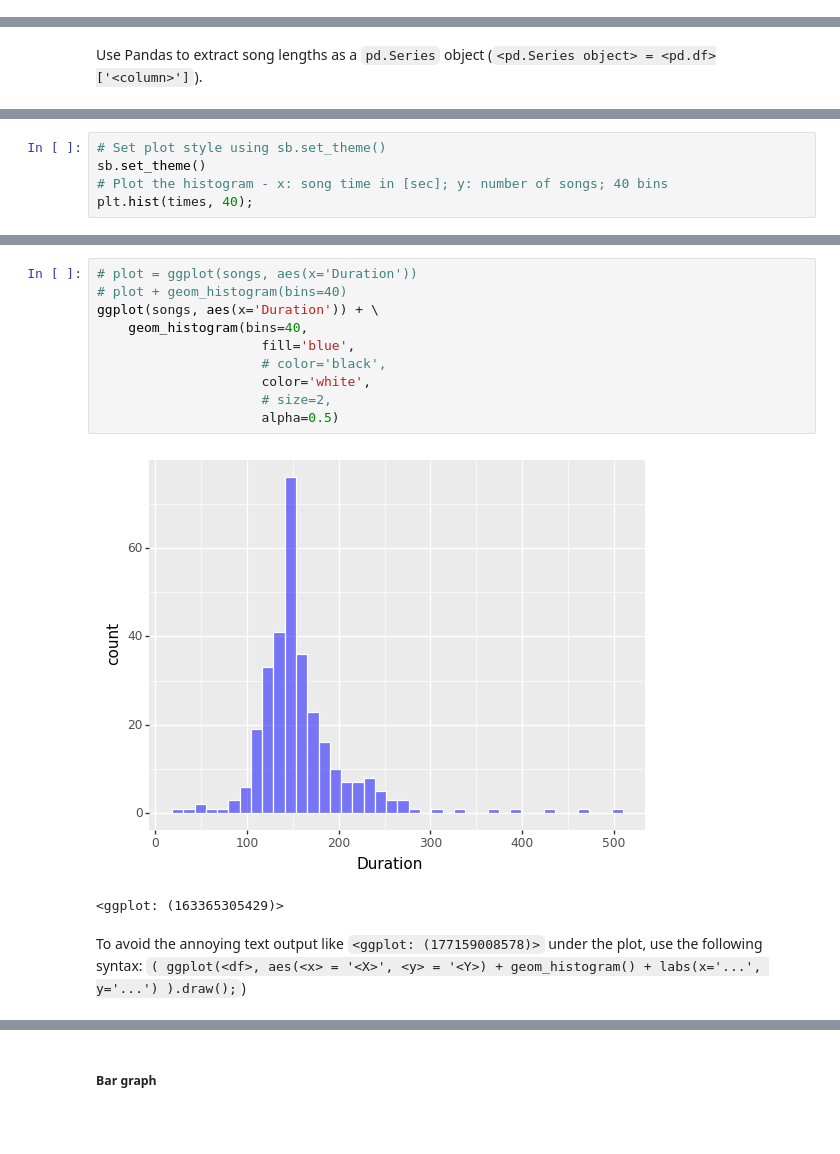
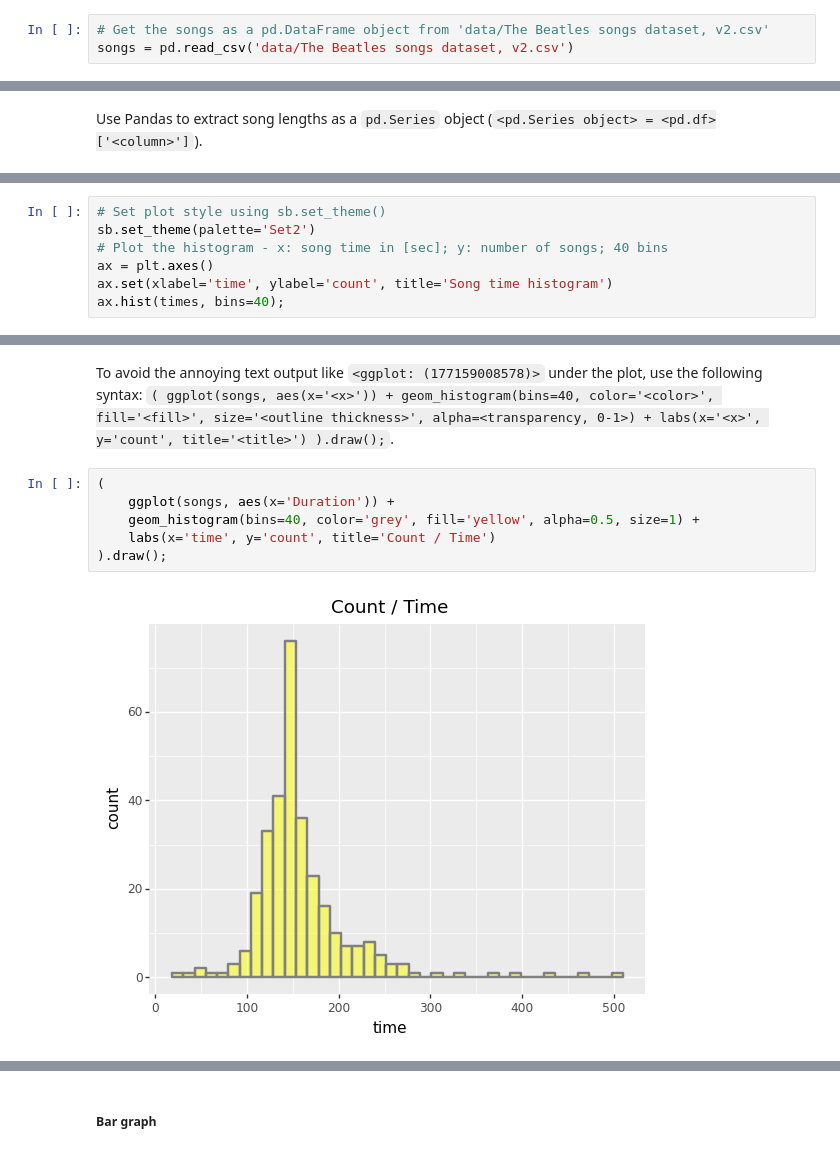
Before and after one commit to devedzic/eda, a Jupyter notebook: eda.ipynb, the cells around one changed output, grey strips where cells are left out. Cells and saved outputs as stored; diff of their text form; blank space fills up the shorter version.

```diff
--- a/eda.ipynb
+++ b/eda.ipynb
@@ -435,0 +643,3 @@ Plot some line plots, bar graphs, histograms, scatterplots, box plots, violins,
+# %%
+# Get the songs as a pd.DataFrame object from 'data/The Beatles songs dataset, v2.csv'
+songs = pd.read_csv('data/The Beatles songs dataset, v2.csv')
@@ -677,7 +943,9 @@ As for the plot styles, there are a lot of [available styles](https://www.dunder
 Alternatively, plot style can be set using `sb.set_theme()` (or just `sb.set()`, but that function might get deprecated and removed from *Seaborn* in the future). See [`sb_set_theme()` documentation](https://seaborn.pydata.org/generated/seaborn.set_theme.html) for the function's parameters and defaults.
 # %%
 # Set plot style using sb.set_theme()
-sb.set_theme()
+sb.set_theme(palette='Set2')
 # Plot the histogram - x: song time in [sec]; y: number of songs; 40 bins
-plt.hist(times, 40);
+ax = plt.axes()
+ax.set(xlabel='time', ylabel='count', title='Song time histogram')
+ax.hist(times, bins=40);
 # %% [output]
@@ -688,15 +971,11 @@ Plot the histogram of the song lengths using *Plotnine*.
+# %% [markdown]
+To avoid the annoying text output like `<ggplot: (177159008578)>` under the plot, use the following syntax:
+`( ggplot(songs, aes(x='<x>')) + geom_histogram(bins=40, color='<color>', fill='<fill>', size='<outline thickness>', alpha=<transparency, 0-1>) + labs(x='<x>', y='count', title='<title>') ).draw();`.
 # %%
-# plot = ggplot(songs, aes(x='Duration'))
-# plot + geom_histogram(bins=40)
-ggplot(songs, aes(x='Duration')) + \
-    geom_histogram(bins=40,
-                     fill='blue',
-                     # color='black',
-                     color='white',
-                     # size=2,
-                     alpha=0.5)
+(
+    ggplot(songs, aes(x='Duration')) +
+    geom_histogram(bins=40, color='grey', fill='yellow', alpha=0.5, size=1) +
+    labs(x='time', y='count', title='Count / Time')
+).draw();
 # %% [output]
-[figure, old version]
+[figure, new version]
-<ggplot: (163365305429)>
-# %% [markdown]
-To avoid the annoying text output like `<ggplot: (177159008578)>` under the plot, use the following syntax: `( ggplot(<df>, aes(<x> = '<X>', <y> = '<Y>) + geom_histogram() + labs(x='...', y='...') ).draw();`)
```
Also changed, not shown: parts of 218 cells of this notebook.
